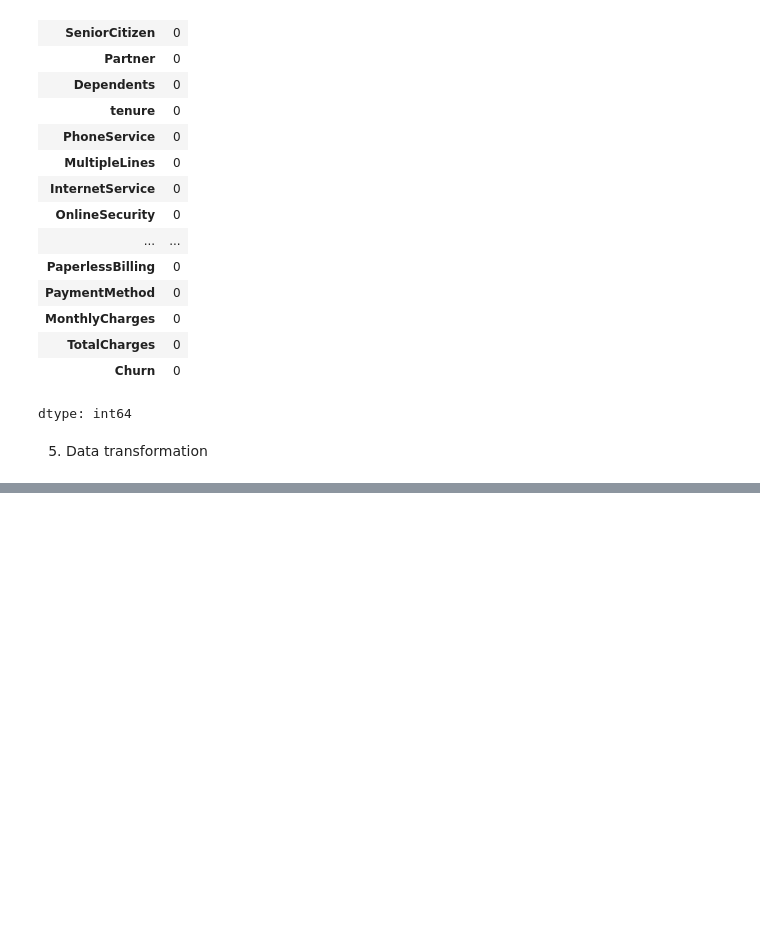
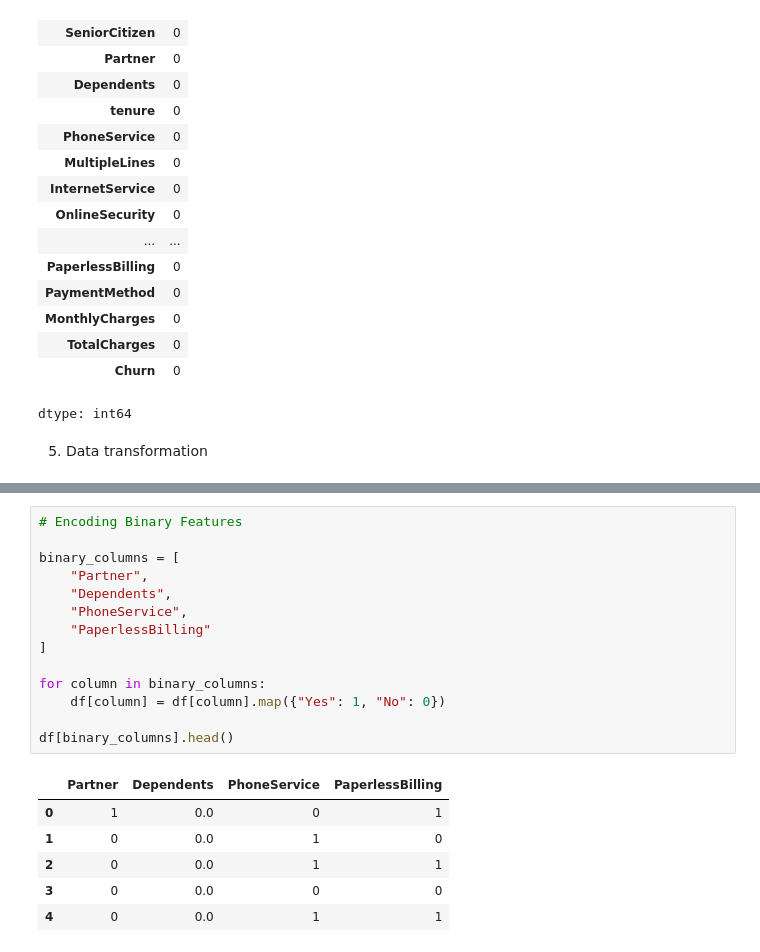
Before and after one commit to anujsh2004/Anuj-Sharma, a Jupyter notebook: EDA_23BDS0164.ipynb, the cells around one changed output, grey strips where cells are left out. Cells and saved outputs as stored; diff of their text form; blank space fills up the shorter version.

```diff
--- a/EDA_23BDS0164.ipynb
+++ b/EDA_23BDS0164.ipynb
@@ -424,0 +455,21 @@ dtype: int64
+# %%
+# Encoding Binary Features
+
+binary_columns = [
+    "Partner",
+    "Dependents",
+    "PhoneService",
+    "PaperlessBilling"
+]
+
+for column in binary_columns:
+    df[column] = df[column].map({"Yes": 1, "No": 0})
+
+df[binary_columns].head()
+# %% [output]
+|  | Partner | Dependents | PhoneService | PaperlessBilling |
+| 0 | 1 | 0.0 | 0 | 1 |
+| 1 | 0 | 0.0 | 1 | 0 |
+| 2 | 0 | 0.0 | 1 | 1 |
+| 3 | 0 | 0.0 | 0 | 0 |
+| 4 | 0 | 0.0 | 1 | 1 |
```
Also changed, not shown: parts of 5 cells of this notebook.
